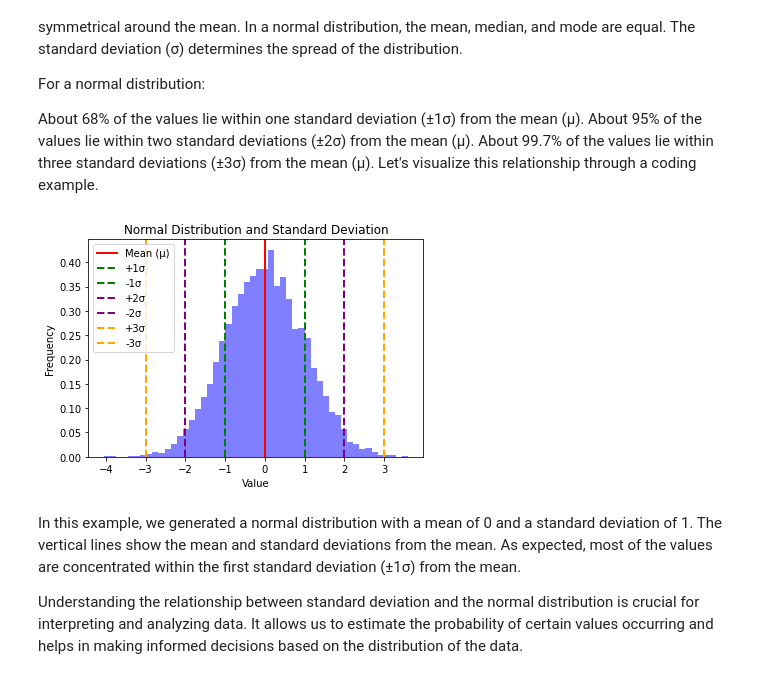
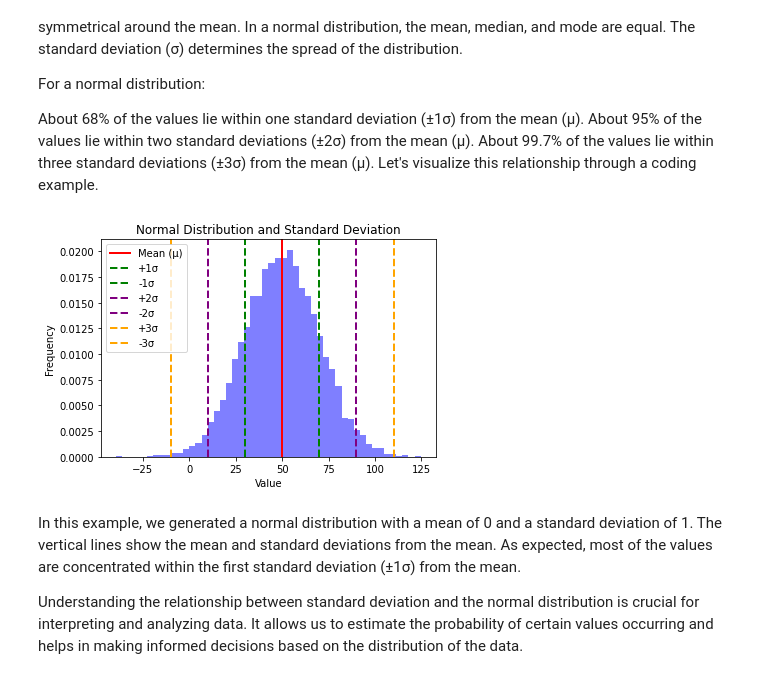
Before and after one commit to SSSpock/skillspire, a Jupyter notebook: skillspire_introtostats.ipynb, the cells around one changed output. Cells and saved outputs as stored; diff of their text form; code cells hidden in the pictures.

```diff
--- a/skillspire_introtostats.ipynb
+++ b/skillspire_introtostats.ipynb
@@ -225,29 +225,29 @@ Let's visualize this relationship through a coding example.
 # %%
 import numpy as np
 import matplotlib.pyplot as plt
 
 # Generate a normal distribution with a mean and standard deviation
-mean = 0
-std_dev = 1
+mean = 50
+std_dev = 20
 num_samples = 10000
 data = np.random.normal(mean, std_dev, num_samples)
 
 # Plot the histogram and add vertical lines for standard deviations
 plt.hist(data, bins=50, alpha=0.5, color='blue', density=True)
 plt.axvline(mean, color='red', linestyle='-', linewidth=2, label='Mean (μ)')
 plt.axvline(mean + std_dev, color='green', linestyle='--', linewidth=2, label='+1σ')
 plt.axvline(mean - std_dev, color='green', linestyle='--', linewidth=2, label='-1σ')
 plt.axvline(mean + 2 * std_dev, color='purple', linestyle='--', linewidth=2, label='+2σ')
 plt.axvline(mean - 2 * std_dev, color='purple', linestyle='--', linewidth=2, label='-2σ')
 plt.axvline(mean + 3 * std_dev, color='orange', linestyle='--', linewidth=2, label='+3σ')
 plt.axvline(mean - 3 * std_dev, color='orange', linestyle='--', linewidth=2, label='-3σ')
 plt.legend()
 plt.xlabel('Value')
 plt.ylabel('Frequency')
 plt.title('Normal Distribution and Standard Deviation')
 plt.show()
 # %% [output]
-[figure, old version]
+[figure, new version]
 # %% [markdown]
 In this example, we generated a normal distribution with a mean of 0 and a standard deviation of 1. The vertical lines show the mean and standard deviations from the mean. As expected, most of the values are concentrated within the first standard deviation (±1σ) from the mean.
 
```
Also changed, not shown: parts of 41 cells of this notebook.
